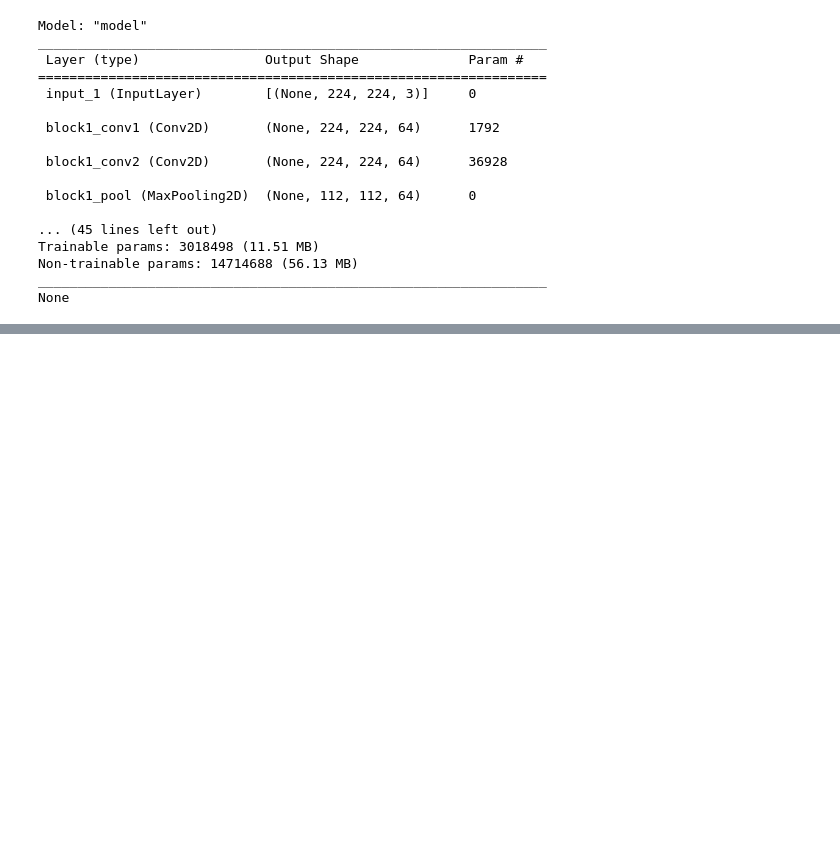
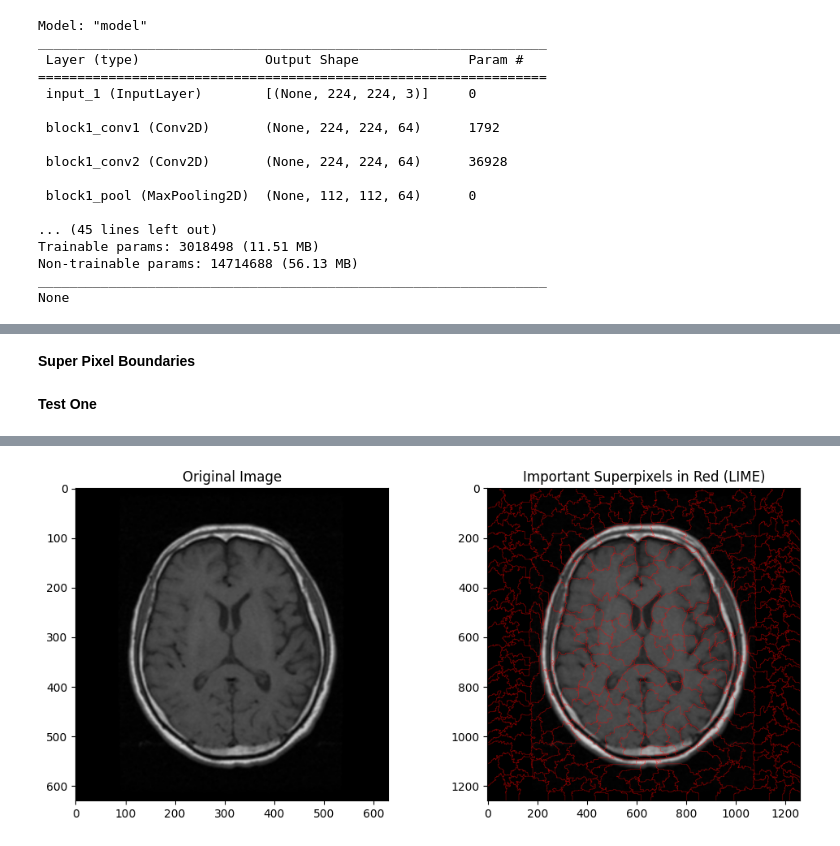
Before and after one commit to barta3235/working_model_vgg16, a Jupyter notebook: working_model_vgg16.ipynb, the cells around one changed output, grey strips where cells are left out. Drawn from its saved outputs; the diff is of its cells as text; code cells hidden in the pictures; blank space fills up the shorter version.

```diff
--- a/working_model_vgg16.ipynb
+++ b/working_model_vgg16.ipynb
@@ -228,0 +348,41 @@ Epoch 5/5
+# %% [markdown]
+**Super Pixel Boundaries**
+# %% [markdown]
+**Test One**
+# %%
+import tensorflow as tf
+import numpy as np
+from skimage.segmentation import mark_boundaries
+from lime.lime_image import LimeImageExplainer
+import cv2  # Import OpenCV for image processing
+import matplotlib.pyplot as plt
+
+def predict_fn(images):
+    images = np.array([cv2.resize(img, (224, 224)) for img in images])
+    predictions = model.predict(images)
+    return predictions
+
+explainer = LimeImageExplainer()
+
+sample_index = 0
+selected_image_path = '/content/drive/MyDrive/sampleImagesToTest/48 no.jpeg'  # Specify the file path to the image
+selected_label = 'Y'
+
+selected_image = cv2.imread(selected_image_path)  # Load the image using OpenCV
+
+explanation = explainer.explain_instance(selected_image, predict_fn, top_labels=1, num_samples=100)
+
+perturbed_image = explanation.segments
+
+superpixel_boundaries = mark_boundaries(selected_image, perturbed_image, color=(1, 0, 0), mode='subpixel')
+
+plt.figure(figsize=(12, 5))
+plt.subplot(1, 2, 1)
+plt.imshow(cv2.cvtColor(selected_image, cv2.COLOR_BGR2RGB))  # Convert BGR to RGB for correct display
+plt.title('Original Image')
+
+plt.subplot(1, 2, 2)
+plt.imshow(superpixel_boundaries)
+plt.title('Important Superpixels in Red (LIME)')
+plt.show()
+# %% [output]
@@ -228,0 +400 @@ Epoch 5/5
+[figure, added]
```
Also changed, not shown: parts of 27 cells of this notebook.
